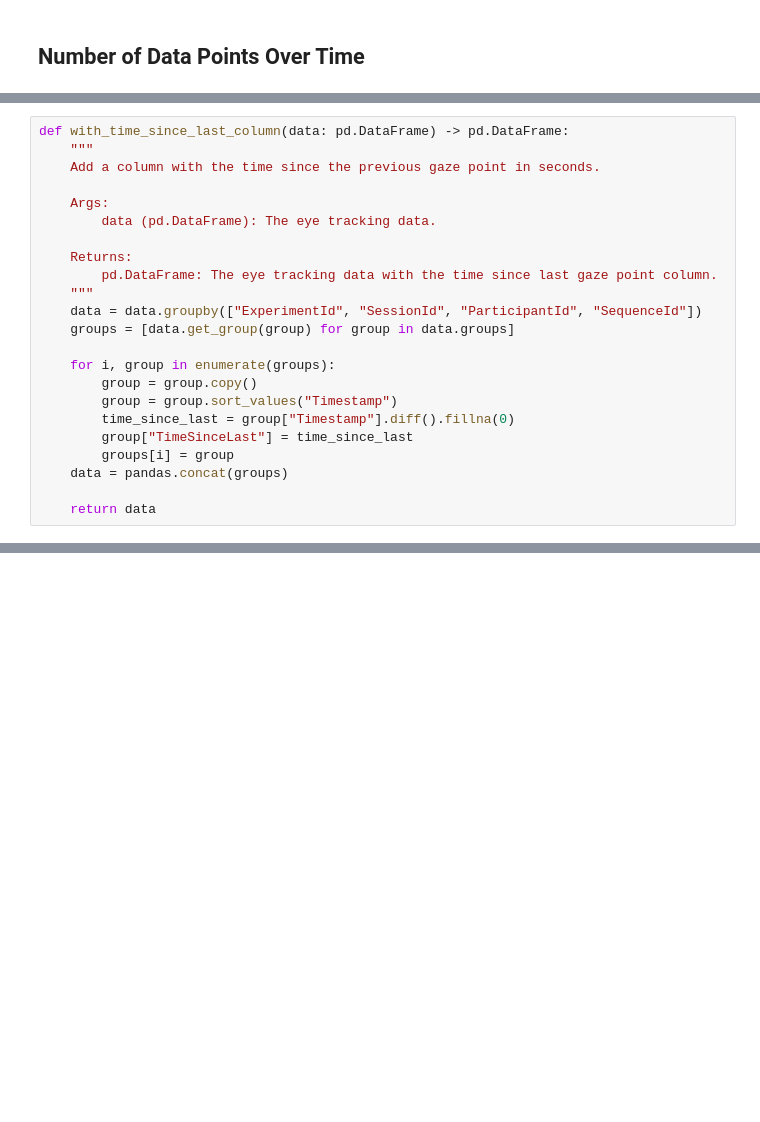
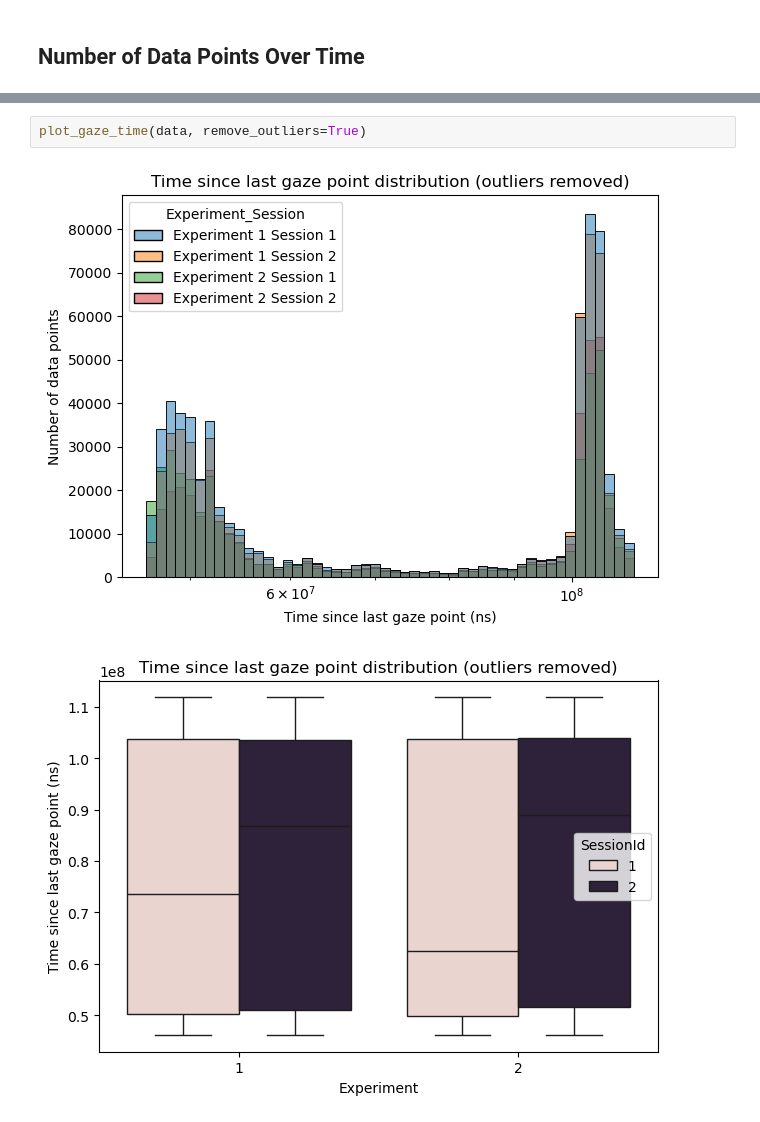
Before and after one commit to ArnaudPoletto/cs-599-window-views-visual-attention, a Jupyter notebook: notebooks/processed_eye_tracking_analysis.ipynb, the cells around one changed output, grey strips where cells are left out. Drawn from its saved outputs; the diff is of its cells as text; blank space fills up the shorter version.

```diff
--- a/notebooks/processed_eye_tracking_analysis.ipynb
+++ b/notebooks/processed_eye_tracking_analysis.ipynb
@@ -240,23 +91,0 @@ plot_mean_travelled_distance_over_time(interpolated_data)
-# %%
-def with_time_since_last_column(data: pd.DataFrame) -> pd.DataFrame:
-    """
-    Add a column with the time since the previous gaze point in seconds.
-
-    Args:
-        data (pd.DataFrame): The eye tracking data.
-
-    Returns:
-        pd.DataFrame: The eye tracking data with the time since last gaze point column.
-    """
-    data = data.groupby(["ExperimentId", "SessionId", "ParticipantId", "SequenceId"])
-    groups = [data.get_group(group) for group in data.groups]
-
-    for i, group in enumerate(groups):
-        group = group.copy()
-        group = group.sort_values("Timestamp")
-        time_since_last = group["Timestamp"].diff().fillna(0)
-        group["TimeSinceLast"] = time_since_last
-        groups[i] = group
-    data = pandas.concat(groups)
-
-    return data
@@ -376,0 +178,5 @@ plt.show()
+# %%
+plot_gaze_time(data, remove_outliers=True)
+# %% [output]
+[figure, added]
+[figure, added]
```
Also changed, not shown: parts of 41 cells of this notebook, 1 other file.
